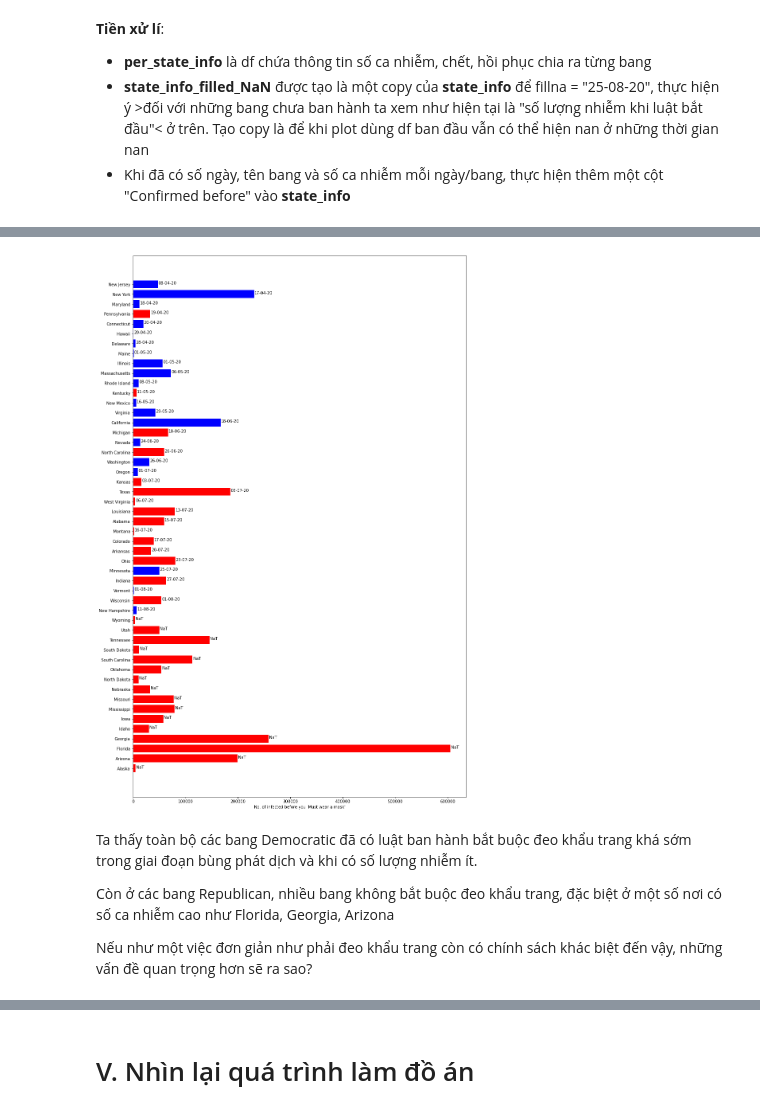
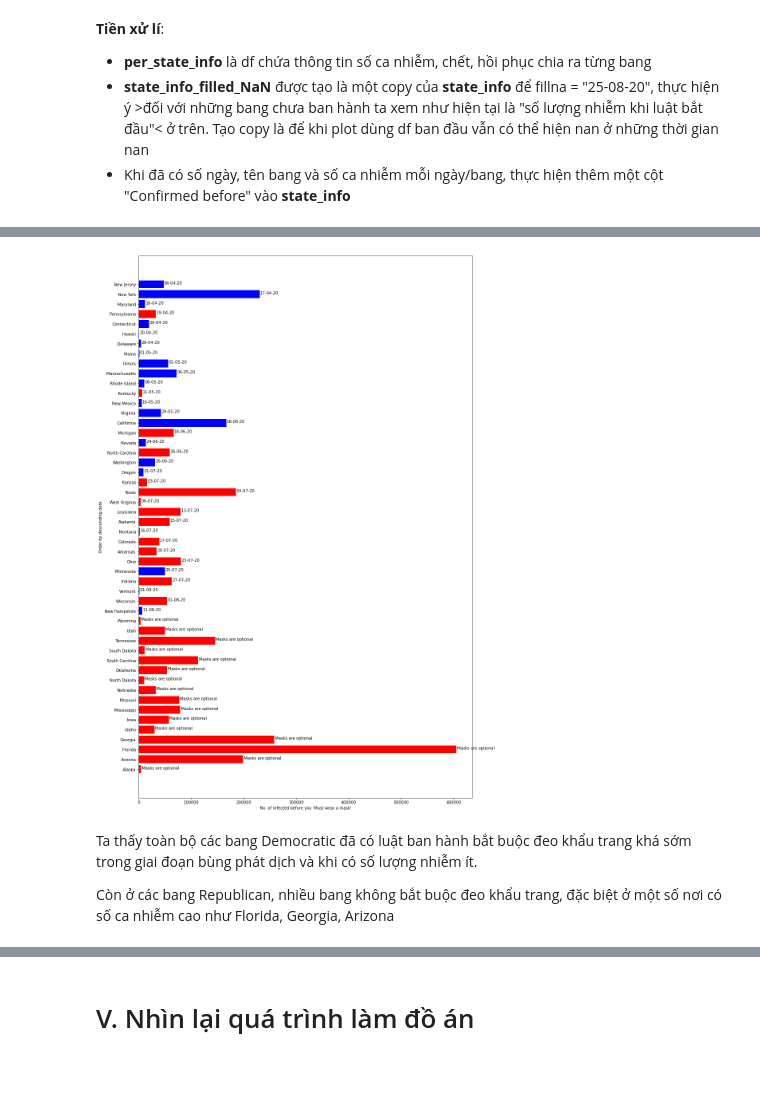
Before and after one commit to StrugVN/DACK_LTCKHDL, a Jupyter notebook: 1712834-TranMinhTri.ipynb, the cells around one changed output, grey strips where cells are left out. Drawn from its saved outputs; the diff is of its cells as text; code cells hidden in the pictures; blank space fills up the shorter version.

```diff
--- a/1712834-TranMinhTri.ipynb
+++ b/1712834-TranMinhTri.ipynb
@@ -297,25 +348,26 @@ state_info
 # %%
 df = state_info.sort_values(by=['Must wear mask since'], ascending=False, na_position="first")
-
+# Đây chỉ là sắp xếp
 plt.figure(figsize=(15,25))
 plt.barh(df["State"], df["Confirmed before"], color=df["Politic"])
 plt.xlabel("No. of infected before you 'Must wear a mask'")
+plt.ylabel("Order by descending date")
 
 i = 0
 for x in df.index:
     value = df["Confirmed before"][x]
     text = df["Must wear mask since"][x]
     if not pd.isnull(text):
         text = text.strftime("%d-%m-%y")
+    else:
+        text = "Masks are optional"
     plt.text(value+1000, i, text, color='black')
     i+= 1
 
 plt.show()
 # %% [output]
-[figure, old version]
+[figure, new version]
 # %% [markdown]
 Ta thấy toàn bộ các bang Democratic đã có luật ban hành bắt buộc đeo khẩu trang khá sớm trong giai đoạn bùng phát dịch và khi có số lượng nhiễm ít.
 
 Còn ở các bang Republican, nhiều bang không bắt buộc đeo khẩu trang, đặc biệt ở một số nơi có số ca nhiễm cao như Florida, Georgia, Arizona
-
-Nếu như một việc đơn giản như phải đeo khẩu trang còn có chính sách khác biệt đến vậy, những vấn đề quan trọng hơn sẽ ra sao?
```
Also changed, not shown: parts of 37 cells of this notebook.
